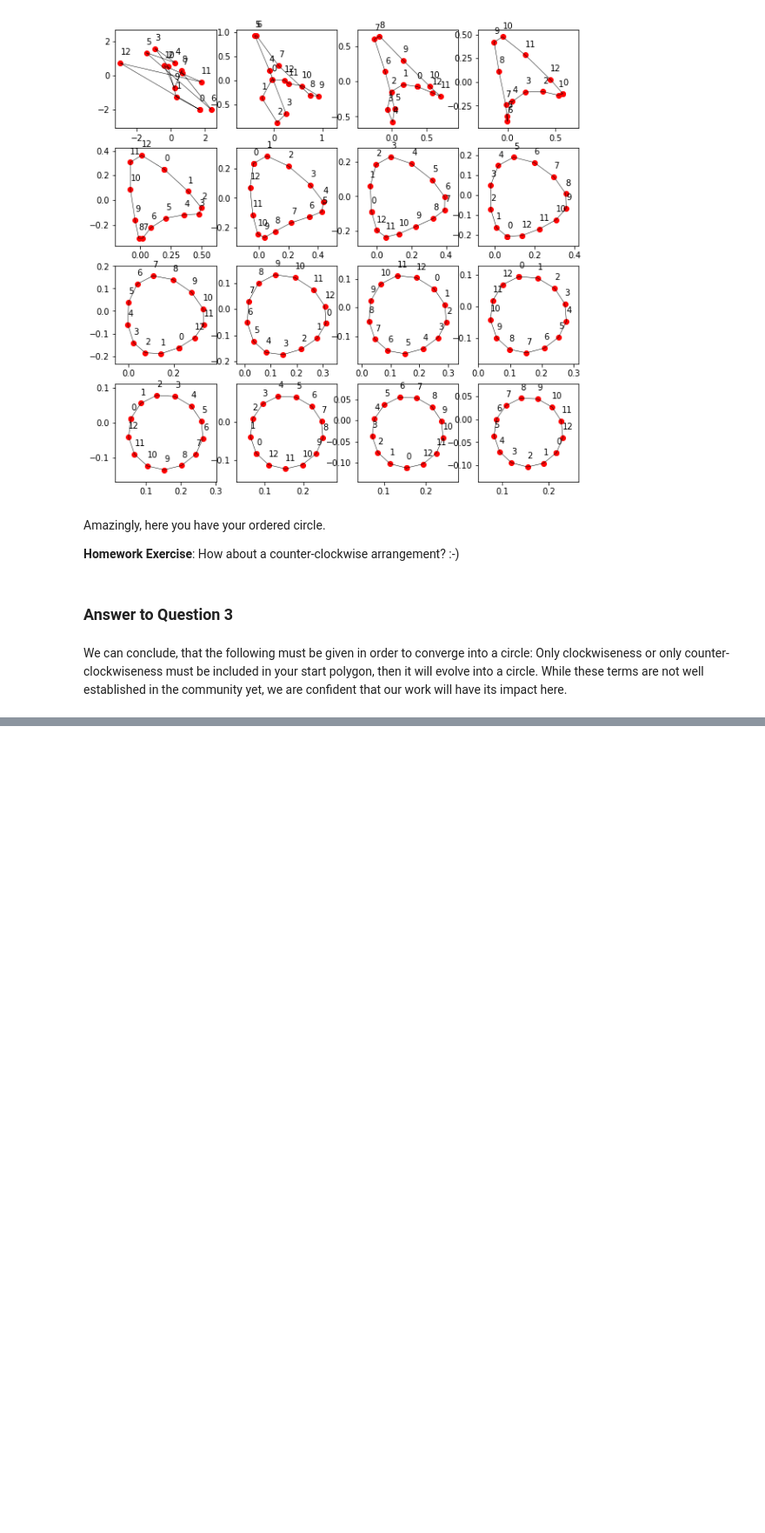
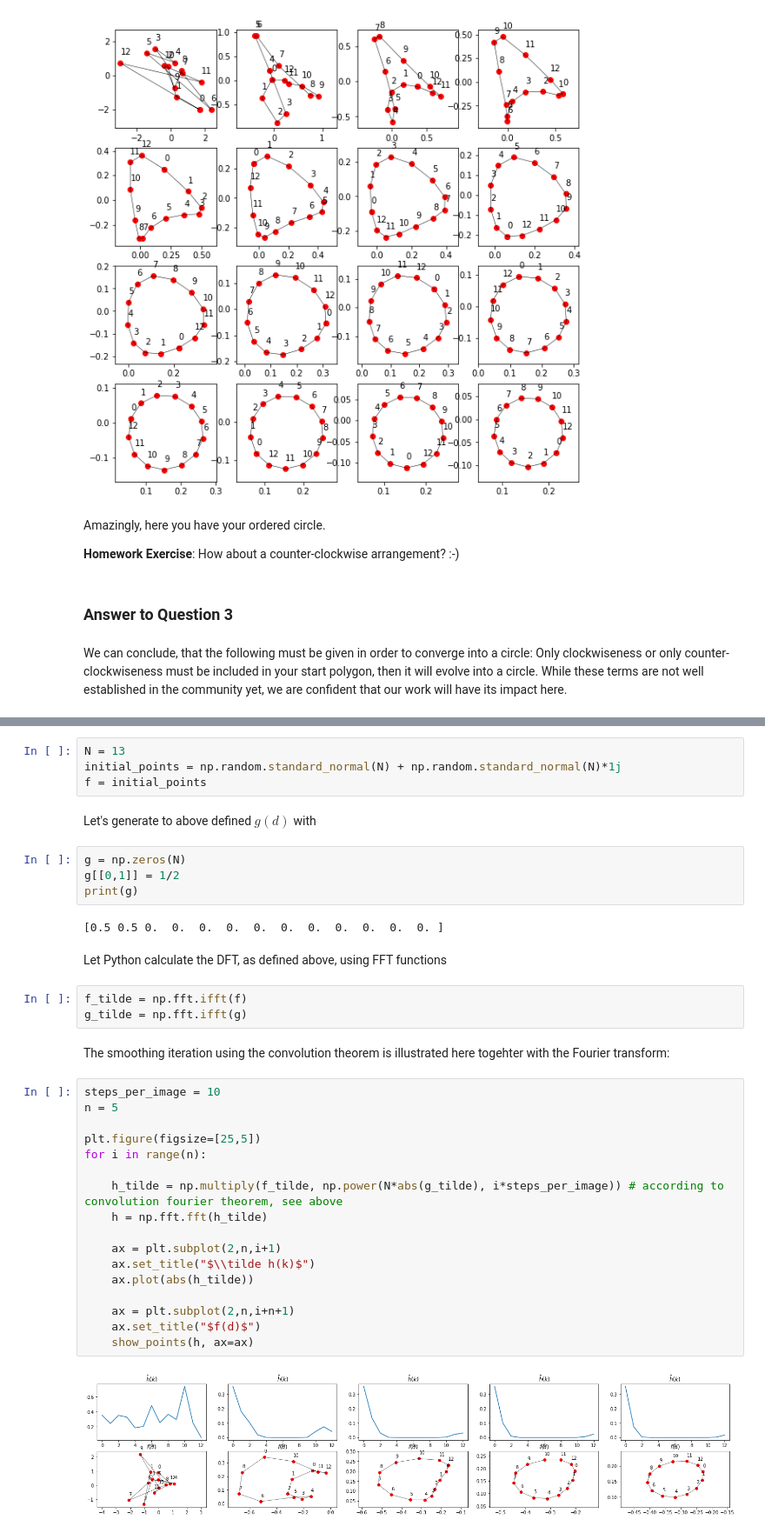
Before and after one commit to mu2718/riddles, a Jupyter notebook: PolygonSmoothing.ipynb, the cells around one changed output, grey strips where cells are left out. Shown: that part at 87% size. Saved outputs shown, nothing was run; the diff lists cells and outputs as text; blank space fills up the shorter version.

Commit message:
Fourier Analysis Section added

```diff
--- a/PolygonSmoothing.ipynb
+++ b/PolygonSmoothing.ipynb
@@ -311,0 +405,38 @@ Yours sincerly, L. and M.
+# %%
+N = 13
+initial_points = np.random.standard_normal(N) + np.random.standard_normal(N)*1j
+f = initial_points
+# %% [markdown]
+Let's generate to above defined $g(d)$ with
+# %%
+g = np.zeros(N)
+g[[0,1]] = 1/2
+print(g)
+# %% [output]
+[0.5 0.5 0.  0.  0.  0.  0.  0.  0.  0.  0.  0.  0. ]
+# %% [markdown]
+Let Python calculate the DFT, as defined above, using FFT functions
+# %%
+f_tilde = np.fft.ifft(f)
+g_tilde = np.fft.ifft(g)
+# %% [markdown]
+The smoothing iteration using the convolution theorem is illustrated here togehter with the Fourier transform:
+# %%
+steps_per_image = 10
+n = 5
+
+plt.figure(figsize=[25,5])
+for i in range(n):
+
+    h_tilde = np.multiply(f_tilde, np.power(N*abs(g_tilde), i*steps_per_image)) # according to convolution fourier theorem, see above
+    h = np.fft.fft(h_tilde)
+
+    ax = plt.subplot(2,n,i+1)
+    ax.set_title("$\\tilde h(k)$")
+    ax.plot(abs(h_tilde))
+
+    ax = plt.subplot(2,n,i+n+1)
+    ax.set_title("$f(d)$")
+    show_points(h, ax=ax)
+# %% [output]
+[figure, added]
```
Also changed, not shown: parts of 24 cells of this notebook.
